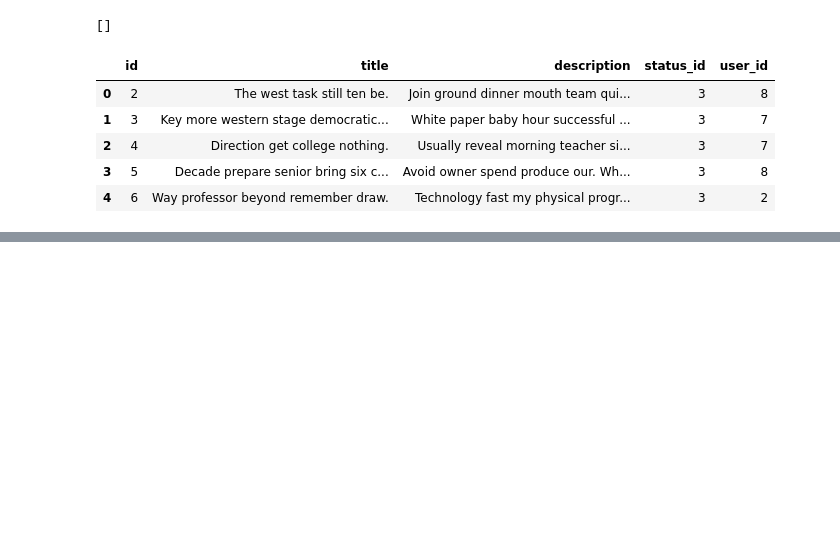
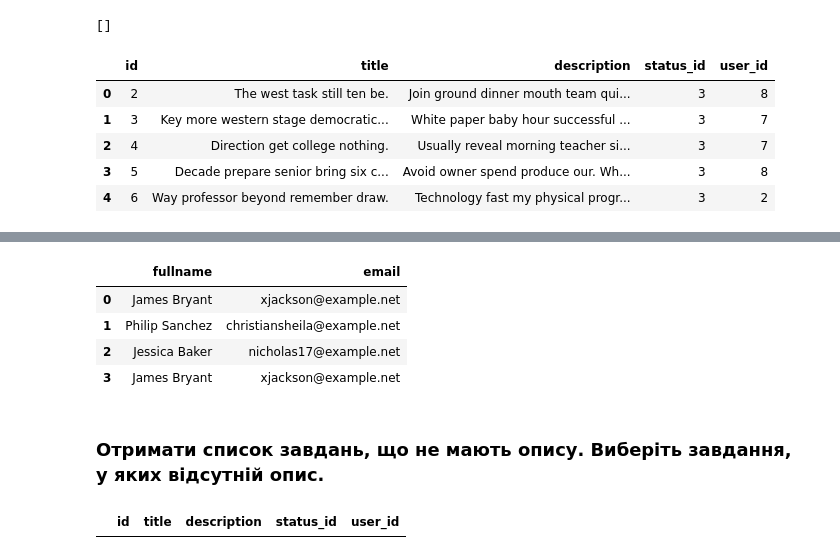
Before and after one commit to Familenko/goit-cs-hw-03, a Jupyter notebook: task_1/main.ipynb, the cells around one changed output, grey strips where cells are left out. Cells and saved outputs as stored; diff of their text form; code cells hidden in the pictures; blank space fills up the shorter version.

```diff
--- a/task_1/main.ipynb
+++ b/task_1/main.ipynb
@@ -243,0 +286,23 @@ make_select("SELECT * FROM tasks;").sort_values('id').head(5)
+# %%
+make_select("""
+SELECT users.fullname, users.email
+FROM users
+JOIN tasks ON tasks.user_id = users.id
+WHERE users.email LIKE '%%example.net'
+""")
+# %% [output]
+|  | fullname | email |
+| 0 | James Bryant | xjackson@example.net |
+| 1 | Philip Sanchez | christiansheila@example.net |
+| 2 | Jessica Baker | nicholas17@example.net |
+| 3 | James Bryant | xjackson@example.net |
+# %% [markdown]
+### Отримати список завдань, що не мають опису. Виберіть завдання, у яких відсутній опис.
+# %%
+make_select("""
+SELECT *
+FROM tasks
+WHERE description = ''
+""")
+# %% [output]
+|  | id | title | description | status_id | user_id |
```
Also changed, not shown: parts of 14 cells of this notebook.
